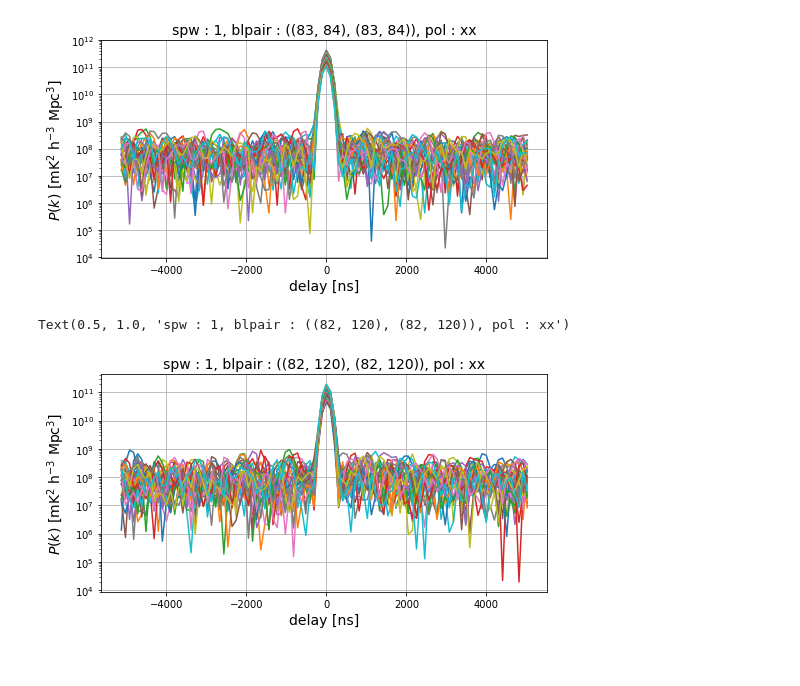
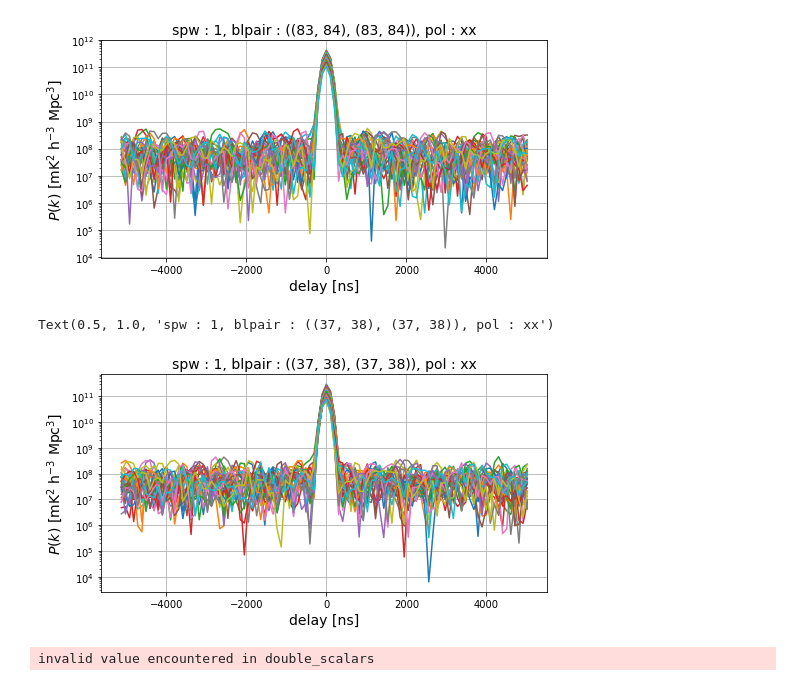
Before and after one commit to acliu/mcgill_sandbox, a Jupyter notebook: dixin/cable_reflection.ipynb, the cells around one changed output. Drawn from its saved outputs; the diff is of its cells as text; code cells hidden in the pictures.

```diff
--- a/dixin/cable_reflection.ipynb
+++ b/dixin/cable_reflection.ipynb
@@ -29,7 +29,9 @@ ds = hp.PSpecData(dsets=[uvd1, uvd2], wgts=[None, None], beam=uvb)
 ds.rephase_to_dset(0) # Phase to the zeroth dataset
 # %%
 # Specify which baselines to include
-baselines = [(66, 67), (83, 84), (82, 120)]
+baselines = [(66, 67), (83, 84), (37, 38)]
+# baselines = [(66, 67), (83, 84), (69, 70)]
+# baselines = [(37, 38), (83, 84), (69, 70)]
 
 # Define uvp
 uvp = ds.pspec(baselines, baselines, (0, 1), [('xx', 'xx')], spw_ranges=[(300, 400), (500, 600)],  input_data_weight='identity',
@@ -94,22 +96,23 @@ plt.show()
 # %%
 # no cable reflection #2
 spw = 1
-blp = ((82, 120), (82, 120))
+blp = ((37, 38), (37, 38))
+# blp = ((69, 70), (69, 70))
 key3 = (spw, blp, 'xx')
 dlys = uvp.get_dlys(spw) * 1e9
 power3 = np.abs(np.real(uvp.get_data(key3)))
 
 # plot power spectrum of spectral window 1
 fig, ax = plt.subplots(figsize=(8,4))
 p1 = ax.plot(dlys, power3.T)
 ax.set_yscale('log')
 ax.grid()
 ax.set_xlabel("delay [ns]", fontsize=14)
 ax.set_ylabel(r"$P(k)\ \rm [mK^2\ h^{-3}\ Mpc^3]$", fontsize=14)
 ax.set_title("spw : {}, blpair : {}, pol : {}".format(*key3), fontsize=14)
 # %% [output]
-Text(0.5, 1.0, 'spw : 1, blpair : ((82, 120), (82, 120)), pol : xx')
+Text(0.5, 1.0, 'spw : 1, blpair : ((37, 38), (37, 38)), pol : xx')
-[figure, old version]
+[figure, new version]
 # %%
 # Labels for future plots
 def label_z_test():
@@ -150,8 +165,8 @@ total = 0
 for k in range(2):
     h0 = []
     x = []
-    power_w = power[k]
-    power_wo = power[k+1]
+    power_a = power[k] # k=0>>>power1, k=1>>>power2
+    power_b = power[k+1] # k=0>>>power2, k=1>>>power3
 
     for i in range(int((dly[-1]-dly[0])/dly_rg)):
         dly_modes = [dly[0]+dly_rg*i, dly[0]+dly_rg*(i+1)]
@@ -161,15 +176,15 @@ for k in range(2):
         x.append(int((dly[0]+dly_rg*i+dly[0]+dly_rg*(i+1))/2))
 
         # get data in delay mode domain
-        data_wo = power_wo[:][:,dly_idx[0]:dly_idx[1]]
-        data_w = power_w[:][:,dly_idx[0]:dly_idx[1]]
+        data_a = power_a[:][:,dly_idx[0]:dly_idx[1]]
+        data_b = power_b[:][:,dly_idx[0]:dly_idx[1]]
 
         pval = {}
-        for i in range(len(data_wo)):
-            if k == 0:
-                pval[i] = stests.ztest(data_wo[i], data_w[i], value=0, alternative='two-sided')[1]
-            if k == 1:
-                pval[i] = stests.ztest(data_w[i], data_wo[i], value=0, alternative='two-sided')[1]
+        for i in range(len(data_a)):
+            if k == 0: # data2, data1
+                pval[i] = stests.ztest(data_b[i], data_a[i], value=0, alternative='two-sided')[1]
+            if k == 1: # data2, data3
+                pval[i] = stests.ztest(data_a[i], data_b[i], value=0, alternative='two-sided')[1]
 
         z_stats = list(pval.values())
 
@@ -178,8 +193,10 @@ for k in range(2):
             if z_stats[j] < 0.05:
                 a += 1
         h0.append(a)
-    total = len(data_wo)
+    total = len(data_a)
     count[k] = h0
+# %% [output]
+invalid value encountered in double_scalars
 # %%
 # Plot z-test results
 plt.subplots(3, 2, sharex=True, figsize=(12, 10))
```
Also changed, not shown: parts of 17 cells of this notebook.
